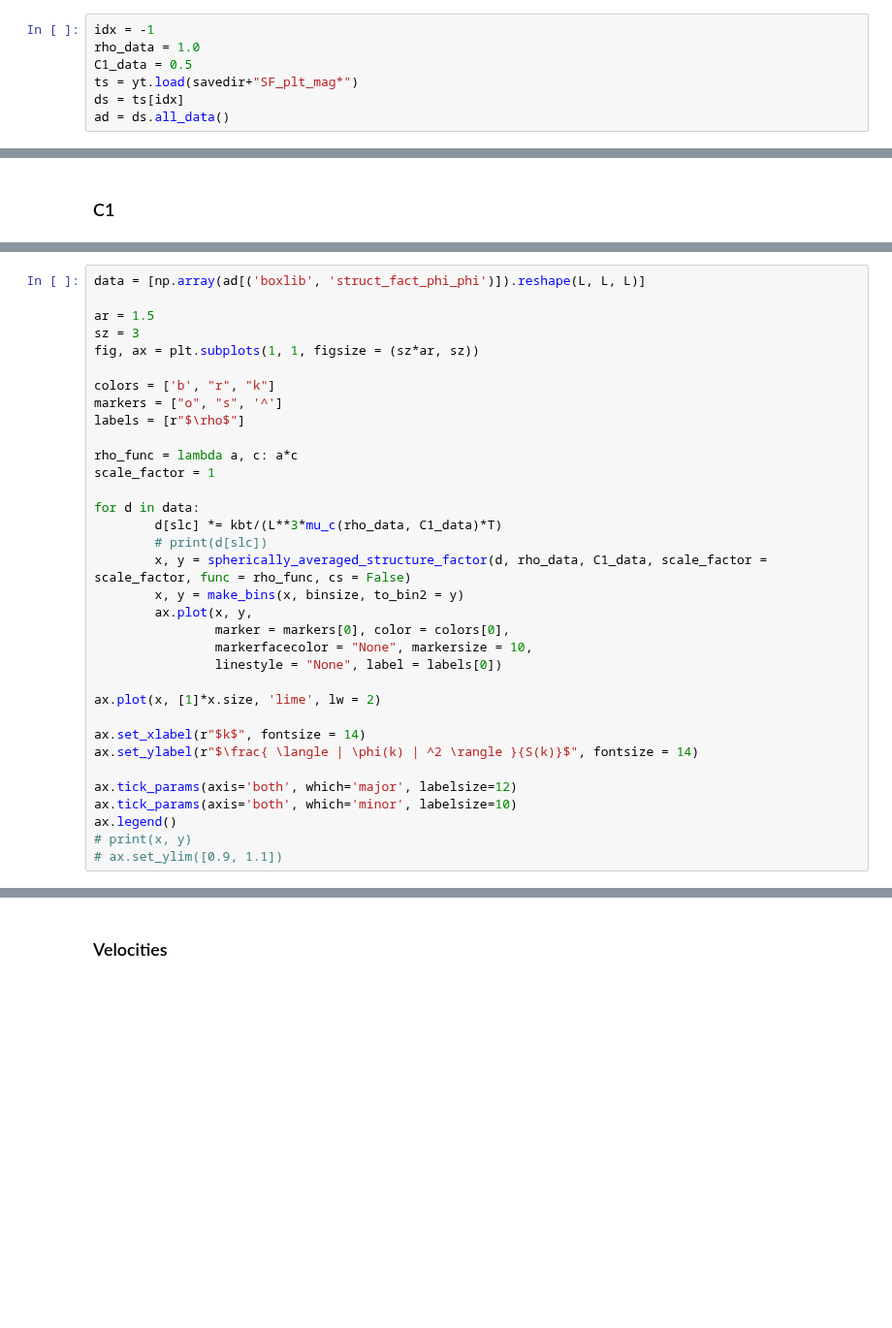
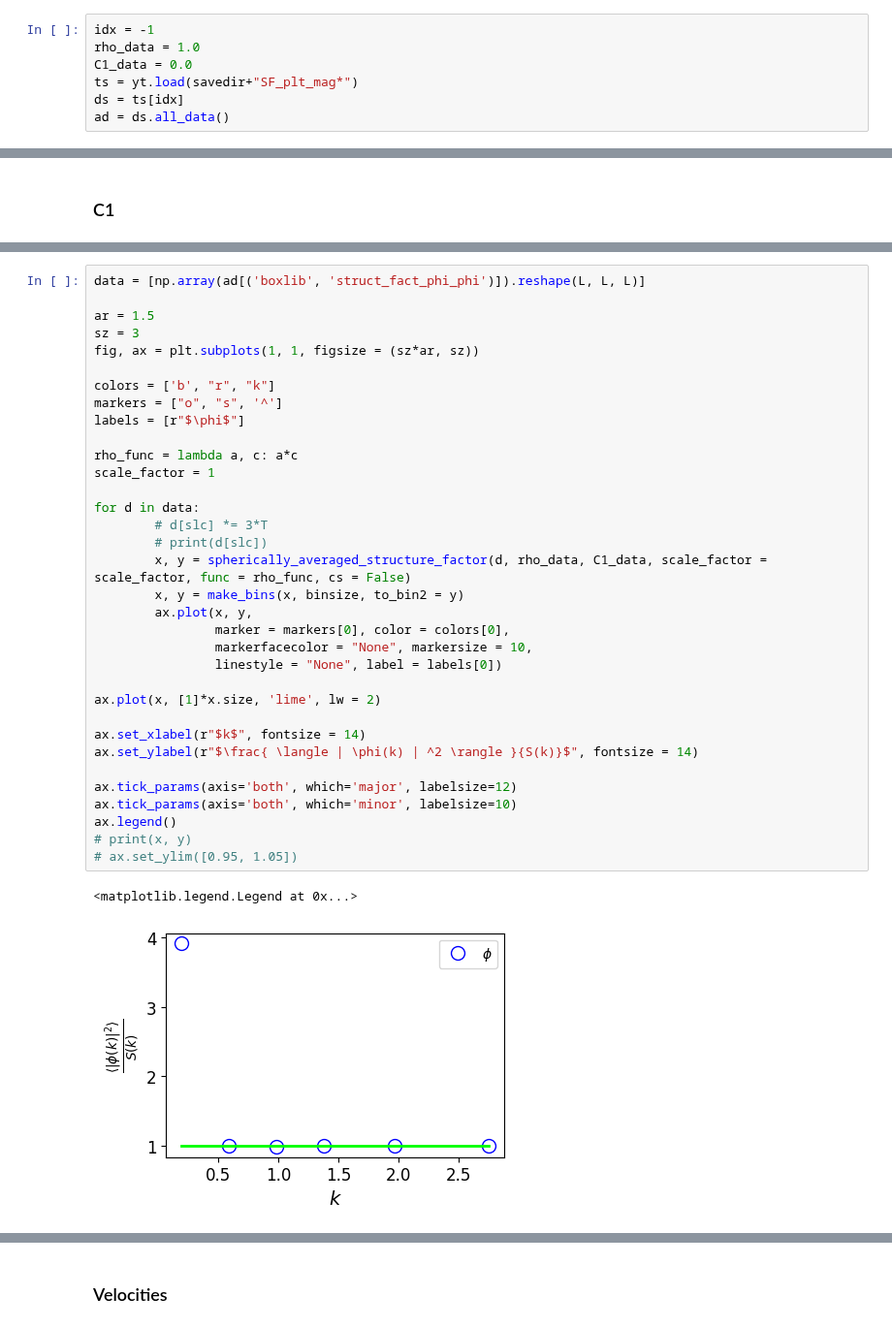
Before and after one commit to uschille/LBMeX, a Jupyter notebook: src_lbm/binary/analysis.ipynb, the cells around one changed output, grey strips where cells are left out. Shown at 97% size. Drawn from its saved outputs; the diff is of its cells as text; blank space fills up the shorter version.

```diff
--- a/src_lbm/binary/analysis.ipynb
+++ b/src_lbm/binary/analysis.ipynb
@@ -149,7 +153,7 @@ def make_bins(to_bin1, binsize, to_bin2 = None):
 # %%
 idx = -1
 rho_data = 1.0
-C1_data = 0.5
+C1_data = 0.0
 ts = yt.load(savedir+"SF_plt_mag*")
 ds = ts[idx]
 ad = ds.all_data()
@@ -272,33 +310,36 @@ plt.colorbar(im, ax = ax)
 data = [np.array(ad[('boxlib', 'struct_fact_phi_phi')]).reshape(L, L, L)]
 
 ar = 1.5
 sz = 3
 fig, ax = plt.subplots(1, 1, figsize = (sz*ar, sz))
 
 colors = ['b', "r", "k"]
 markers = ["o", "s", '^']
-labels = [r"$\rho$"]
+labels = [r"$\phi$"]
 
 rho_func = lambda a, c: a*c
 scale_factor = 1
 
 for d in data:
-        d[slc] *= kbt/(L**3*mu_c(rho_data, C1_data)*T)
+        # d[slc] *= 3*T
         # print(d[slc])
         x, y = spherically_averaged_structure_factor(d, rho_data, C1_data, scale_factor = scale_factor, func = rho_func, cs = False)
         x, y = make_bins(x, binsize, to_bin2 = y)
         ax.plot(x, y,
                 marker = markers[0], color = colors[0],
                 markerfacecolor = "None", markersize = 10,
                 linestyle = "None", label = labels[0])
 
 ax.plot(x, [1]*x.size, 'lime', lw = 2)
 
 ax.set_xlabel(r"$k$", fontsize = 14)
 ax.set_ylabel(r"$\frac{ \langle | \phi(k) | ^2 \rangle }{S(k)}$", fontsize = 14)
 
 ax.tick_params(axis='both', which='major', labelsize=12)
 ax.tick_params(axis='both', which='minor', labelsize=10)
 ax.legend()
 # print(x, y)
-# ax.set_ylim([0.9, 1.1])
+# ax.set_ylim([0.95, 1.05])
+# %% [output]
+<matplotlib.legend.Legend at 0x...>
+[figure, added]
```
Also changed, not shown: parts of 14 cells of this notebook, 6 other files.
